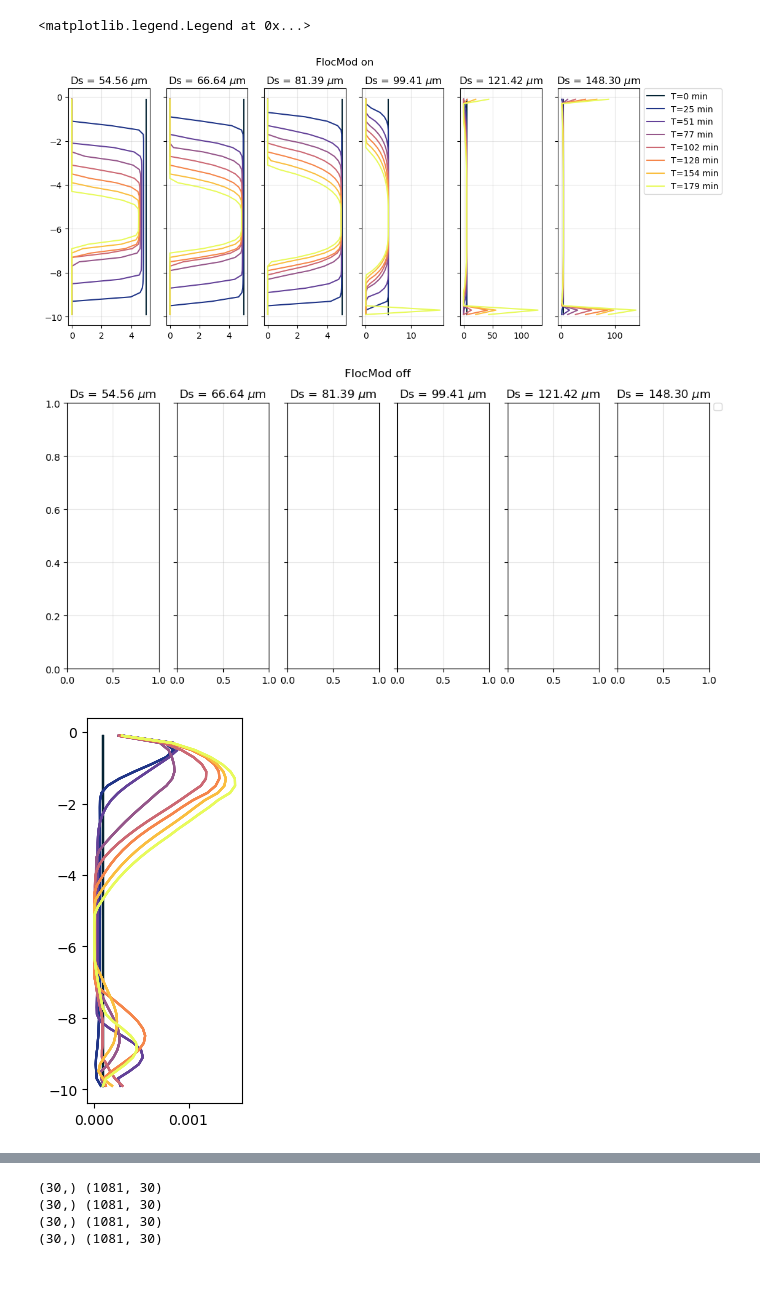
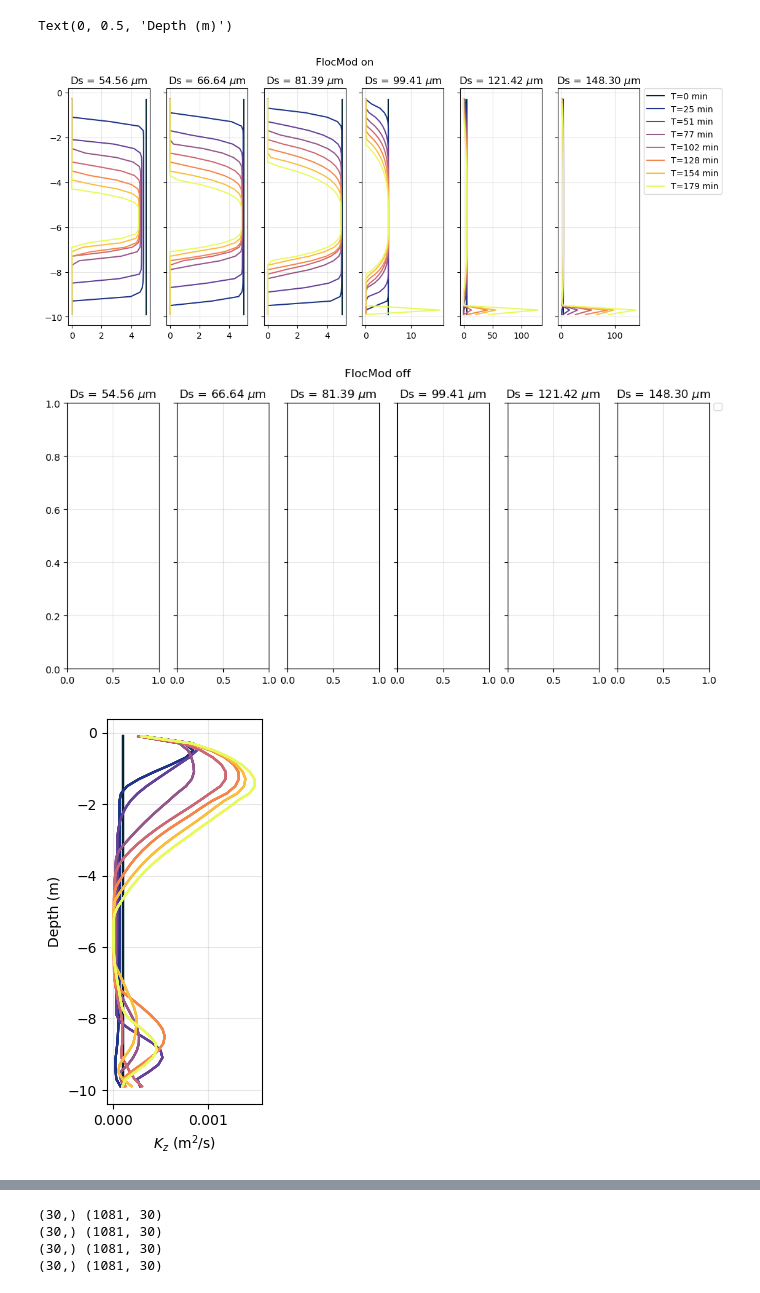
Before and after one commit to sienna-white/enkf_sediment, a Jupyter notebook: plot_sediment.ipynb, the cells around one changed output, grey strips where cells are left out. Cells and saved outputs as stored; diff of their text form; code cells hidden in the pictures.

```diff
--- a/plot_sediment.ipynb
+++ b/plot_sediment.ipynb
@@ -41,42 +41,42 @@ plt.suptitle("FlocMod on")
 
 fig2, axs2 = plt.subplots(nrows=1, ncols=6, figsize=(12, 5), sharex=False, sharey=True)
 plt.suptitle("FlocMod off")
 
 fig3 = plt.figure(figsize=(2, 5))
 ax3 = plt.gca()
 
 ST = 20
 for t in range(0, nt, nt//7):
     for i, d in enumerate(range(ST,ST+6,1)):
         # i = i*4
         color = cmo.cm.thermal(t/nt)
         # var = ds.Kz.isel(time=t)
         var = ds.Kq.isel(time=t)
         ax3.plot(var, -ds.z, color=color, label="T=%d min" % (t*10/60))
 
 
         var = ds.ssc.isel(time=t).isel(Ds=d)
         # print(var.values)
-        h= axs[i].plot(var, -ds.z, color=color, label="T=%d min" % (t*10/60))
+        h= axs[i].plot(var[0:-1], -ds.z[0:-1], color=color, label="T=%d min" % (t*10/60))
         axs[i].grid(alpha=0.3)
         axs2[i].grid(alpha=0.3)
 
         axs[i].set_title("Ds = %.2f $\mu$m" % (ds.Ds.isel(Ds=d).values*1e6))
         axs2[i].set_title("Ds = %.2f $\mu$m" % (ds.Ds.isel(Ds=d).values*1e6))
 
-        # var = ds2.ssc.isel(time=t).isel(Ds=d)
-        # h= axs2[i].plot(var, -ds.z, color=color, label="T=%d min" % (t*10/60))
-    # print(var.values)
+
 axs[-1].legend(bbox_to_anchor=(1.05, 1), loc='upper left', borderaxespad=0. )
+axs2[-1].legend(bbox_to_anchor=(1.05, 1), loc='upper left', borderaxespad=0. )
 
 
-
-axs2[-1].legend(bbox_to_anchor=(1.05, 1), loc='upper left', borderaxespad=0. )
+ax3.set_xlabel("$K_z$ (m$^2$/s)")
+ax3.grid(alpha=0.3)
+ax3.set_ylabel("Depth (m)")
 # %% [output]
-<matplotlib.legend.Legend at 0x...>
+Text(0, 0.5, 'Depth (m)')
-[figure, old version]
+[figure, new version]
 [figure]
-[figure, old version]
+[figure, new version]
 # %%
 fig, axs = plt.subplots(nrows=2, ncols=3, figsize=(12, 6), sharex=True, sharey=True)
 axs = axs.flatten()
```
Also changed, not shown: parts of 2 cells of this notebook, 1 other file.
